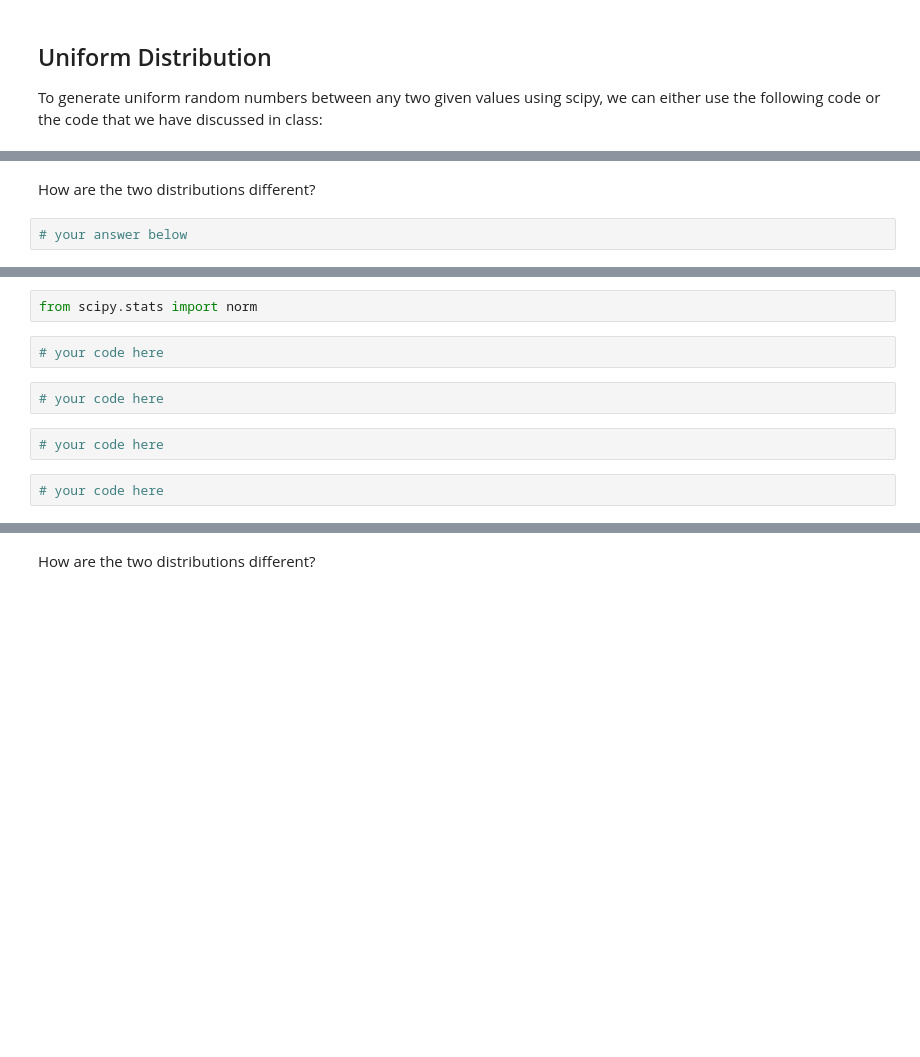
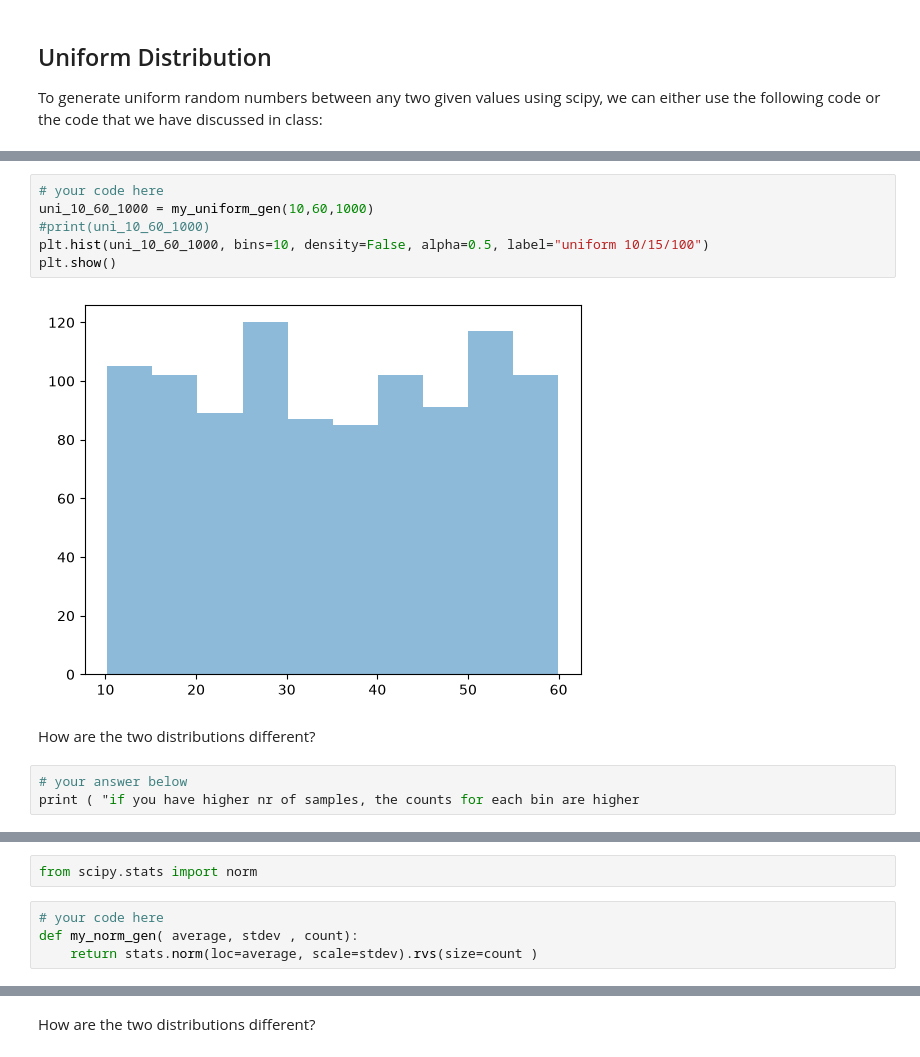
Before and after one commit to ironhack-labs/lab-continuous-probability-distributions-en, a Jupyter notebook: your-code/main.ipynb, the cells around one changed output, grey strips where cells are left out. Saved outputs shown, nothing was run; the diff lists cells and outputs as text; blank space fills up the shorter version.

```diff
--- a/your-code/main.ipynb
+++ b/your-code/main.ipynb
@@ -52,7 +83,16 @@ Your output should look like below:
+# %%
+# your code here
+uni_10_60_1000 = my_uniform_gen(10,60,1000)
+#print(uni_10_60_1000)
+plt.hist(uni_10_60_1000, bins=10, density=False, alpha=0.5, label="uniform 10/15/100")
+plt.show()
+# %% [output]
+[figure, added]
 # %% [markdown]
 How are the two distributions different?
-# %%
-# your answer below
+# %%
+# your answer below
+print ( "if you have higher nr of samples, the counts for each bin are higher
 # %% [markdown]
 ## Normal Distribution
 
@@ -66,11 +106,7 @@ Expected output:
 ![normal distribution](nd.png)
 # %%
 from scipy.stats import norm
-# %%
-# your code here
-# %%
-# your code here
-# %%
-# your code here
-# %%
-# your code here
+# %%
+# your code here
+def my_norm_gen( average, stdev , count):
+    return stats.norm(loc=average, scale=stdev).rvs(size=count )
```
Also changed, not shown: parts of 33 cells of this notebook.
